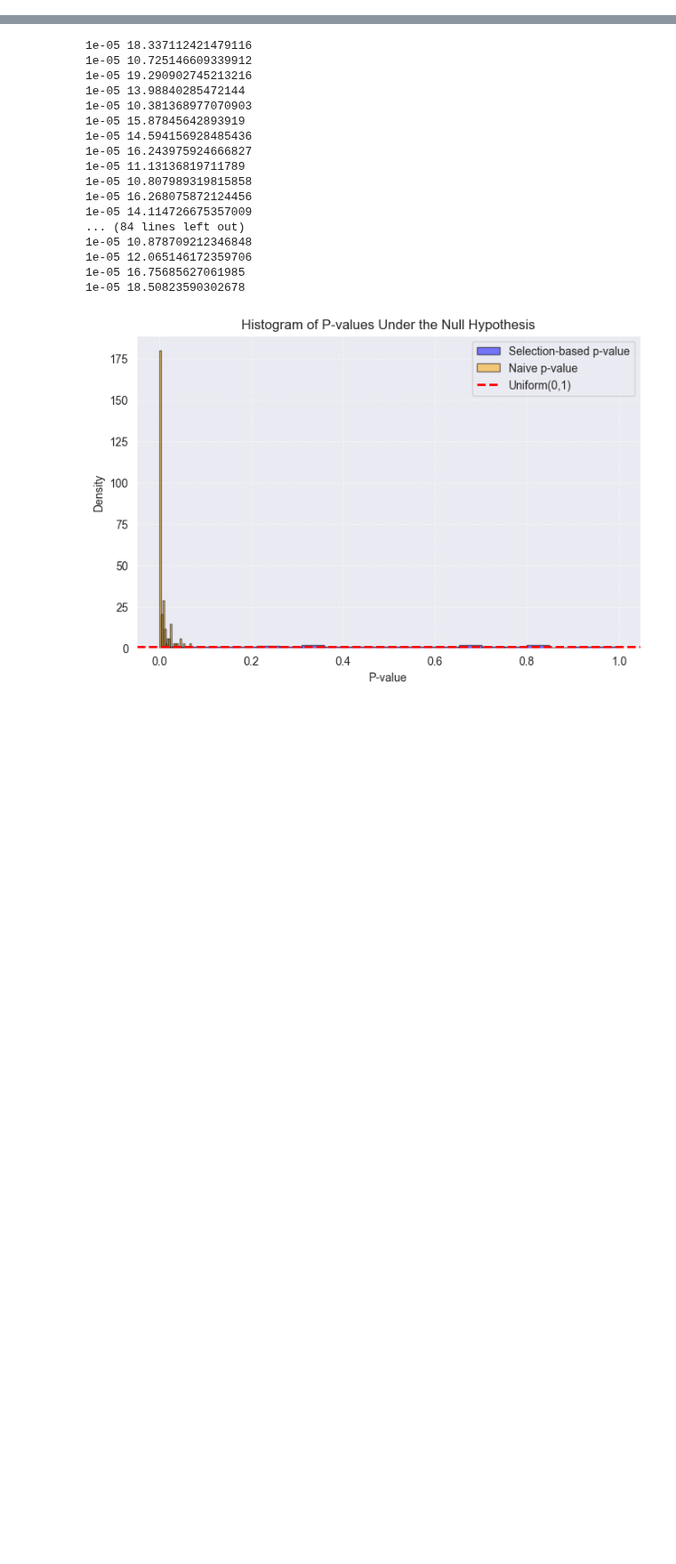
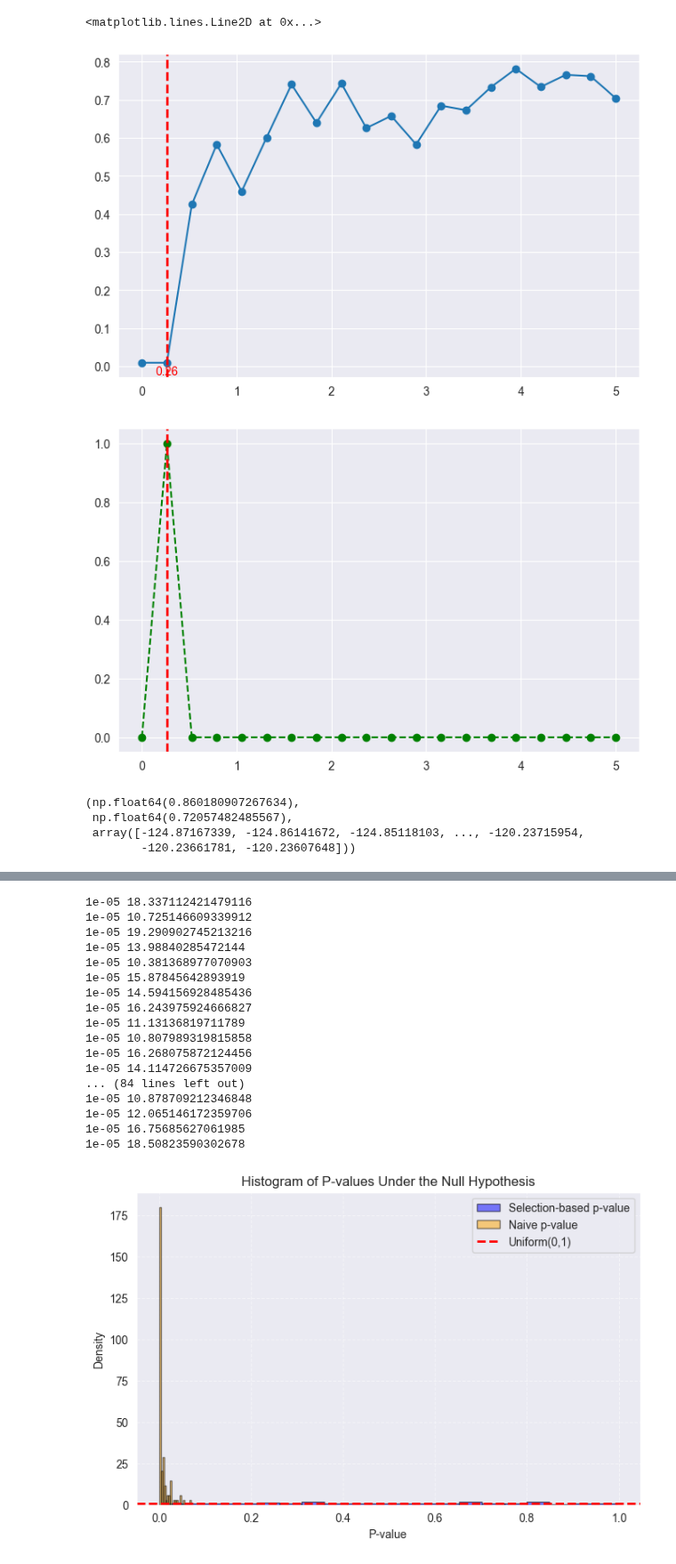
Before and after one commit to judywu4800/SI_HierarchicalClustering, a Jupyter notebook: analysis/choose_tau_test.ipynb, the cells around one changed output, grey strips where cells are left out. Shown at 89% size. Saved outputs shown, nothing was run; the diff lists cells and outputs as text; code cells hidden in the pictures; blank space fills up the shorter version.

```diff
--- a/analysis/choose_tau_test.ipynb
+++ b/analysis/choose_tau_test.ipynb
@@ -16,0 +19,20 @@ import random
+# %%
+
+n = 30
+p = 10
+mu = np.zeros(p)
+sigma = 1
+tau_values = np.linspace(0,5,20)
+print(tau_values)
+n_runs = 10
+n_clusters = 3
+# Data collection
+results = []
+bcss = []
+X = generate_null_data(n,p,mu,sigma)
+X,y = generate_data_barbers(3,12,1)
+model = AgglomerativeClustering_adaptivetau(X, 0.05,tau_values,n_runs, n_clusters, n_trials=10)
+model.choose_tau()
+print(model.tau_star)
+print((model.tau_prob))
+model.fit_with_tau_star()
@@ -16,0 +50,25 @@ import random
+# %%
+plt.figure(figsize=(8, 5))
+plt.scatter(tau_values, model.scores)
+plt.plot(tau_values, model.scores)
+plt.axvline(model.tau_star, color="red", linestyle="--", linewidth=2)
+plt.text(model.tau_star, plt.ylim()[0], f'{model.tau_star:.2f}',
+         color='red', fontsize=10, ha='center', va='bottom')
+plt.figure(figsize=(8, 5))
+plt.scatter(tau_values, model.tau_prob, color='green')
+plt.plot(tau_values, model.tau_prob, color="green" , linestyle="--")
+plt.axvline(model.tau_star, color="red", linestyle="--", linewidth=2)
+# %% [output]
+<matplotlib.lines.Line2D at 0x...>
+[figure, added]
+[figure, added]
+# %%
+winning_nodes = list(model.existing_clusters_log.keys())
+key = winning_nodes[-1]
+node = key[0].parent
+model.merge_inference_F(node, ngrid=2000, ncoarse = 20, grid_width = 100)
+# %% [output]
+(np.float64(0.860180907267634),
+ np.float64(0.72057482485567),
+ array([-124.87167339, -124.86141672, -124.85118103, ..., -120.23715954,
+        -120.23661781, -120.23607648]))
```
Also changed, not shown: parts of 10 cells of this notebook, 18 other files.
